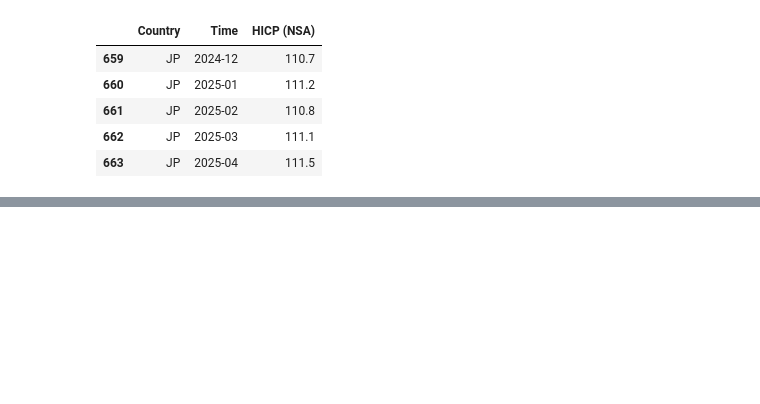
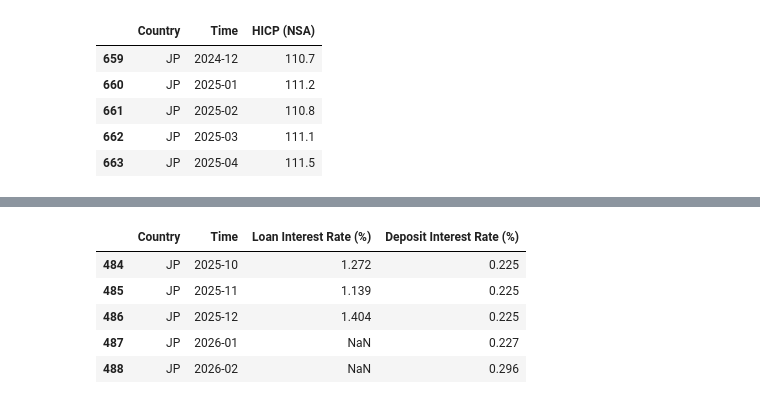
Before and after one commit to EliaLand/PVAR_japan_endogenous_money, a Jupyter notebook: Module1_data_extraction_manipulation.ipynb, the cells around one changed output, grey strips where cells are left out. Drawn from its saved outputs; the diff is of its cells as text; code cells hidden in the pictures; blank space fills up the shorter version.

```diff
--- a/Module1_data_extraction_manipulation.ipynb
+++ b/Module1_data_extraction_manipulation.ipynb
@@ -782,0 +825,17 @@ jp_dudebt_m_raw.tail()
+# %%
+# Average Interest Rates on New Loans and Discounts, Total, Domestically Licensed Banks for Japan (monthly, %, non-seasonally adjusted, 1993/10, 2025/12)
+# https://www.boj.or.jp/en/statistics/dl/loan/yaku/index.htm (IR04DLLR2CIDBNL1)
+
+jp_loai_m_raw = pd.read_csv("Data/BoJ_loans_i_IR04DLLR2CIDBNL1.csv")
+jp_loai_m_raw = jp_loai_m_raw.rename(columns={
+    "New Loans and Discounts/Total/Domestically Licensed Banks (IR04'DLLR2CIDBNL1)": "Loan Interest Rate (%)"
+})
+jp_loai_m_raw["Time"] = pd.to_datetime(jp_loai_m_raw["Time"])
+jp_loai_m_raw["Time"] = jp_loai_m_raw["Time"].dt.to_period("M").astype(str)
+jp_loai_m_raw["Country"] = "JP"
+jp_loai_m_raw = jp_loai_m_raw[
+    ["Country", "Time", "Loan Interest Rate (%)"]
+]
+jp_loai_m_raw = jp_loai_m_raw.dropna()
+
+jp_loai_m_raw.tail()
@@ -912,3 +1008,16 @@ jp_debt_df.tail()
 | 382 | JP | 2021-11 | 216.135005 | NaN | NaN |
 | 383 | JP | 2021-12 | 216.135005 | NaN | NaN |
 | 384 | JP | 2022-01 | 215.906360 | NaN | NaN |
+# %%
+# Net Interest Margin Dataframe
+jp_nim_df = pd.merge(jp_loai_m_raw, jp_depi_m_raw, on=["Country", "Time"], how="outer")
+
+jp_nim_df.to_csv("Data/Aggregated/jp_nim_df.csv", index=False)
+jp_nim_df.tail()
+# %% [output]
+|  | Country | Time | Loan Interest Rate (%) | Deposit Interest Rate (%) |
+| 484 | JP | 2025-10 | 1.272 | 0.225 |
+| 485 | JP | 2025-11 | 1.139 | 0.225 |
+| 486 | JP | 2025-12 | 1.404 | 0.225 |
+| 487 | JP | 2026-01 | NaN | 0.227 |
+| 488 | JP | 2026-02 | NaN | 0.296 |
```
Also changed, not shown: parts of 26 cells of this notebook, 10 other files.
